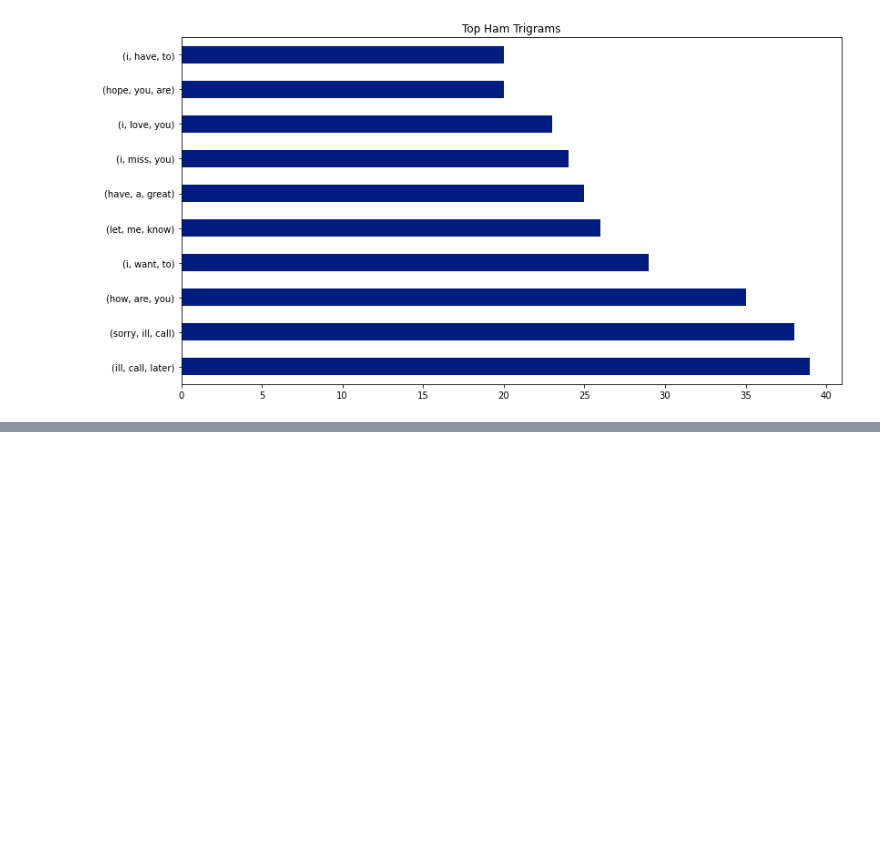
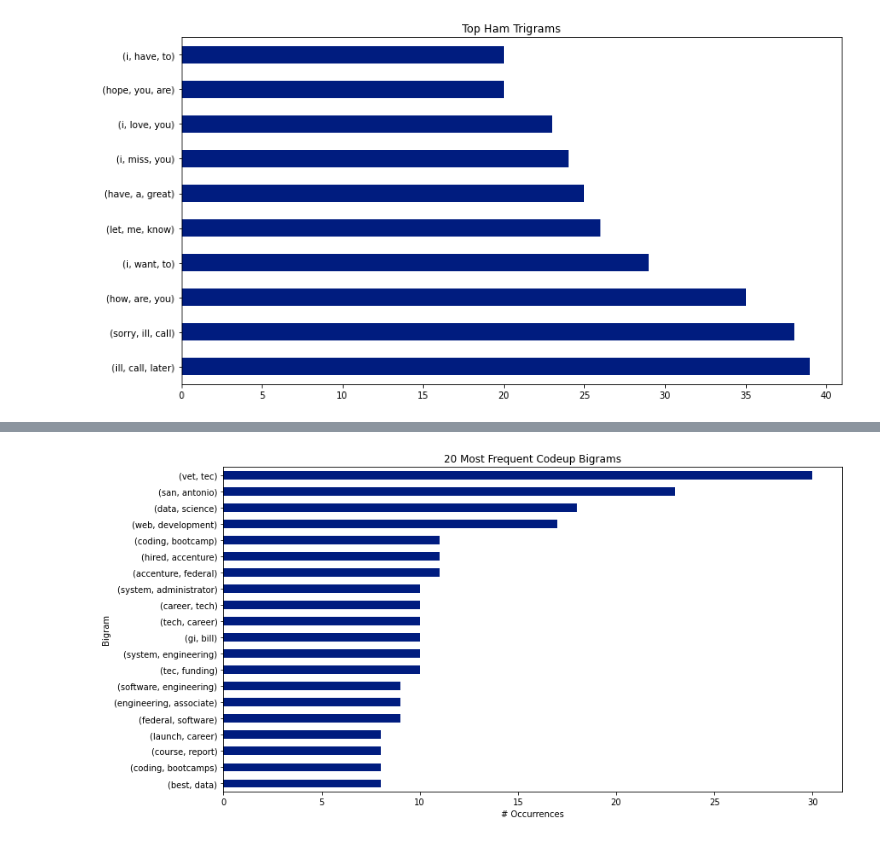
Before and after one commit to lainslie-18/natural-language-processing-exercises, a Jupyter notebook: explore.ipynb, the cells around one changed output, grey strips where cells are left out. Saved outputs shown, nothing was run; the diff lists cells and outputs as text; code cells hidden in the pictures; blank space fills up the shorter version.

```diff
--- a/explore.ipynb
+++ b/explore.ipynb
@@ -214,0 +284,10 @@ Text(0.5, 1.0, 'Top Ham Trigrams')
+# %%
+# plot out top 20 codeup blog bigrams
+top_20_codeup_bigrams.sort_values().plot.barh()
+
+plt.title('20 Most Frequent Codeup Bigrams')
+plt.ylabel('Bigram')
+plt.xlabel('# Occurrences')
+ticks, _ = plt.yticks()
+# %% [output]
+[figure, added]
```
Also changed, not shown: parts of 36 cells of this notebook, 2 other files.
